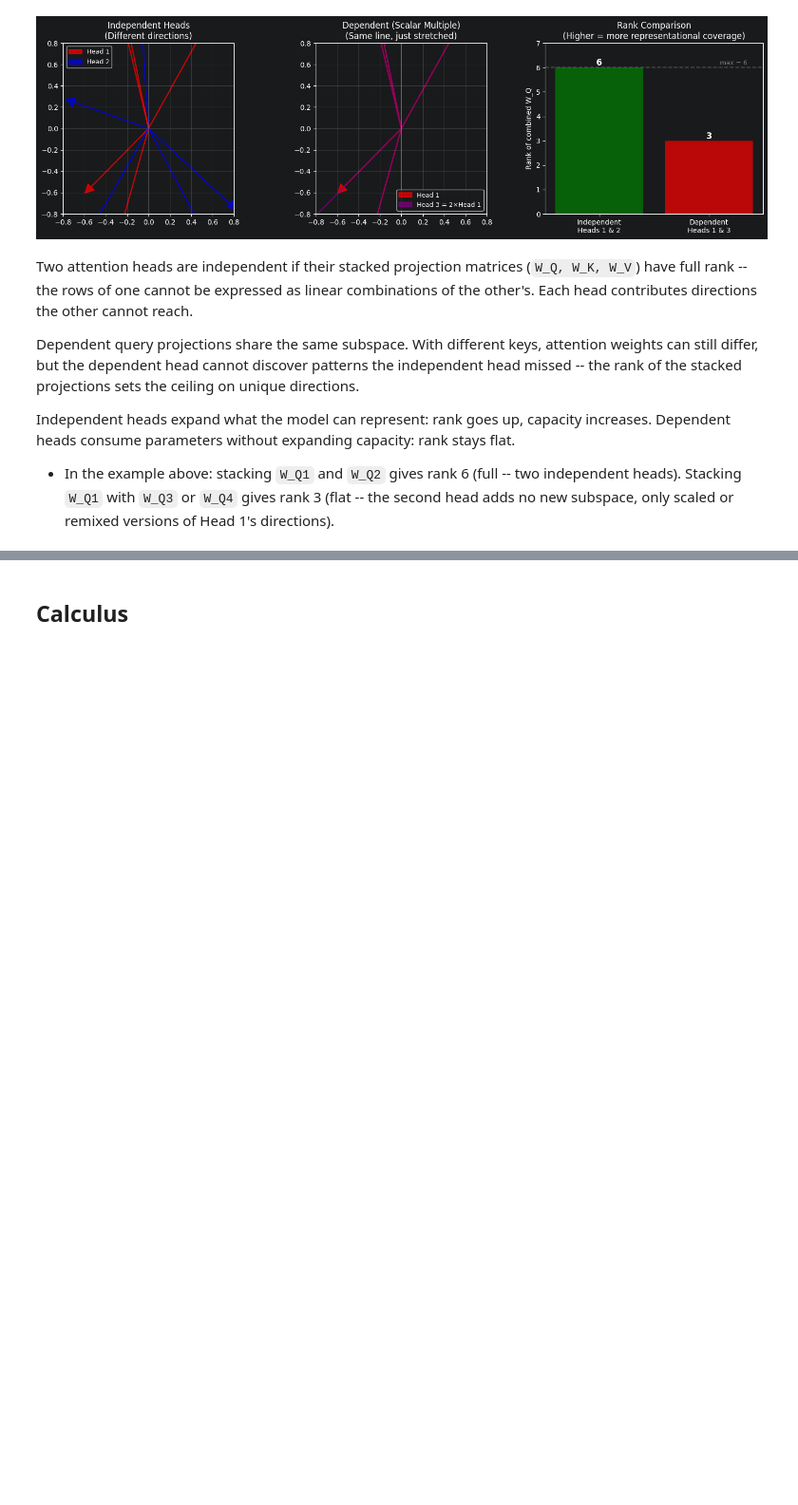
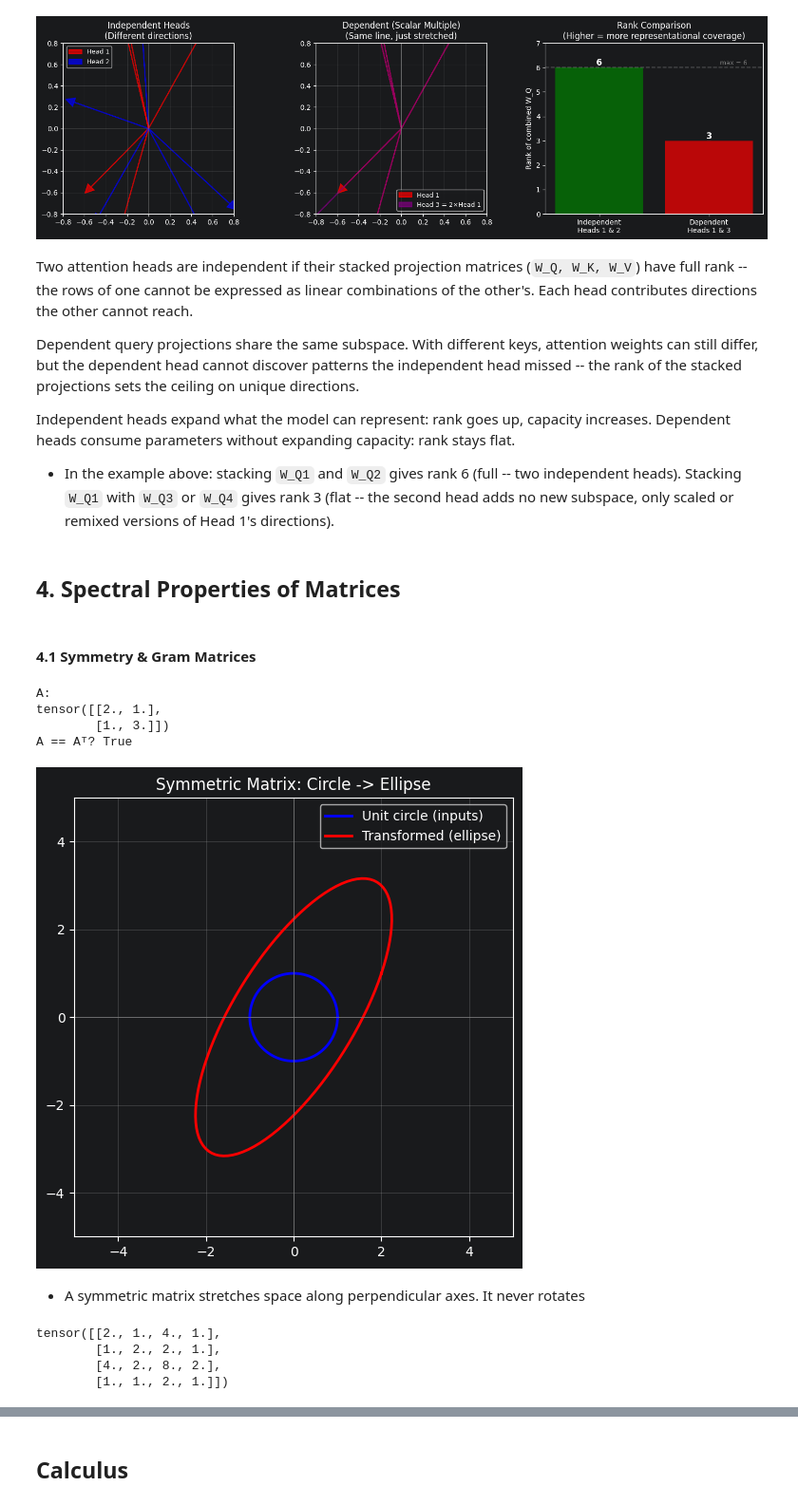
Before and after one commit to j03hoang/nlp-lab, a Jupyter notebook: notebooks/maths_review.ipynb, the cells around one changed output, grey strips where cells are left out. Shown at 95% size. Saved outputs shown, nothing was run; the diff lists cells and outputs as text; code cells hidden in the pictures; blank space fills up the shorter version.

```diff
--- a/notebooks/maths_review.ipynb
+++ b/notebooks/maths_review.ipynb
@@ -1134,0 +1133,59 @@ Independent heads expand what the model can represent: rank goes up, capacity in
+# %% [markdown]
+## 4. Spectral Properties of Matrices
+# %% [markdown]
+#### 4.1 Symmetry & Gram Matrices
+# %%
+# a matrix A is symmetric if A = Aᵀ. The entries mirror across the diagonal
+A = torch.tensor([
+    [2.0, 1.0],
+    [1.0, 3.0]
+])
+
+print(f"A:\n{A}")
+print(f"A == Aᵀ? {torch.allclose(A, A.T)}")
+# %% [output]
+A:
+tensor([[2., 1.],
+        [1., 3.]])
+A == Aᵀ? True
+# %%
+theta = np.linspace(0, 2*np.pi, 100)
+circle_np = np.column_stack([np.cos(theta), np.sin(theta)]) # (100, 2)
+circle = torch.from_numpy(circle_np).float() # convert, ensure float32
+
+transformed = circle @ A.T
+
+fig, ax = plt.subplots(figsize=(6, 6))
+ax.plot(circle[:, 0], circle[:, 1], 'blue', linewidth=2, label='Unit circle (inputs)')
+ax.plot(transformed[:, 0], transformed[:, 1], 'red', linewidth=2, label='Transformed (ellipse)')
+ax.axhline(y=0, color='gray', linewidth=0.5)
+ax.axvline(x=0, color='gray', linewidth=0.5)
+ax.set_aspect('equal')
+ax.grid(True, alpha=0.3)
+ax.set_xlim(-5, 5)
+ax.set_ylim(-5, 5)
+ax.legend()
+ax.set_title('Symmetric Matrix: Circle -> Ellipse', fontsize=12)
+plt.show()
+# %% [output]
+[figure, added]
+# %% [markdown]
+* A symmetric matrix stretches space along perpendicular axes. It never rotates
+# %%
+# Gram matrix
+
+# 4 tokens, each with a 3-dimensional embedding
+X = torch.tensor([
+    [1.0, 0.0, 1.0],   # token 0
+    [0.0, 1.0, 1.0],   # token 1
+    [2.0, 0.0, 2.0],   # token 2 (same direction as token 0, just scaled)
+    [0.0, 0.0, 1.0]    # token 3
+])
+
+gram_x = X @ X.T
+print(gram_x)
+# %% [output]
+tensor([[2., 1., 4., 1.],
+        [1., 2., 2., 1.],
+        [4., 2., 8., 2.],
+        [1., 1., 2., 1.]])
```
Also changed, not shown: parts of 9 cells of this notebook.
